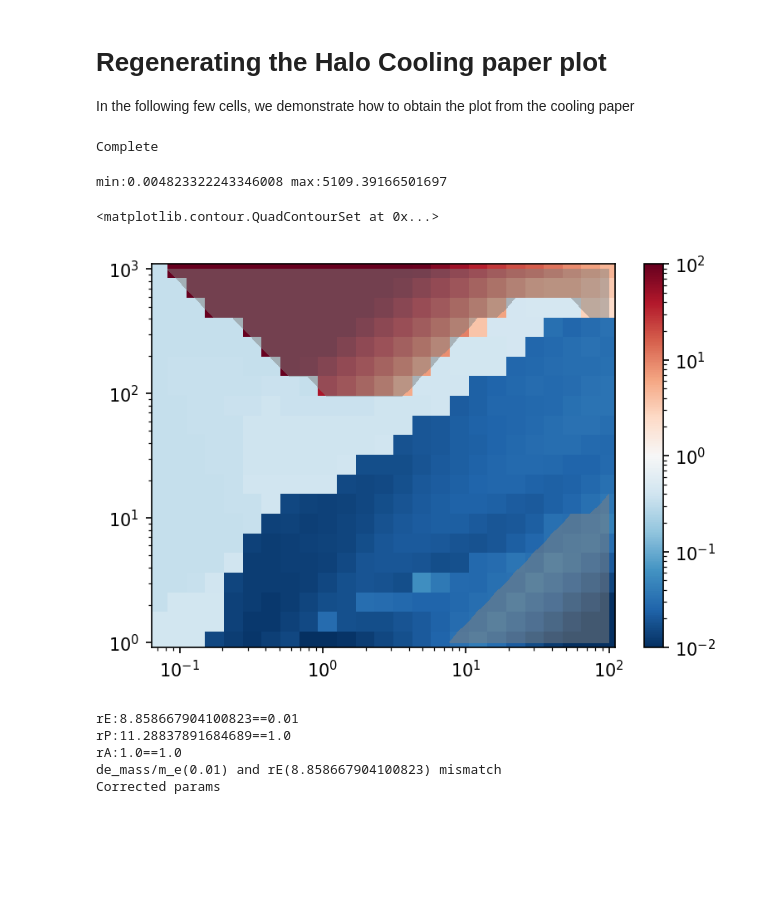
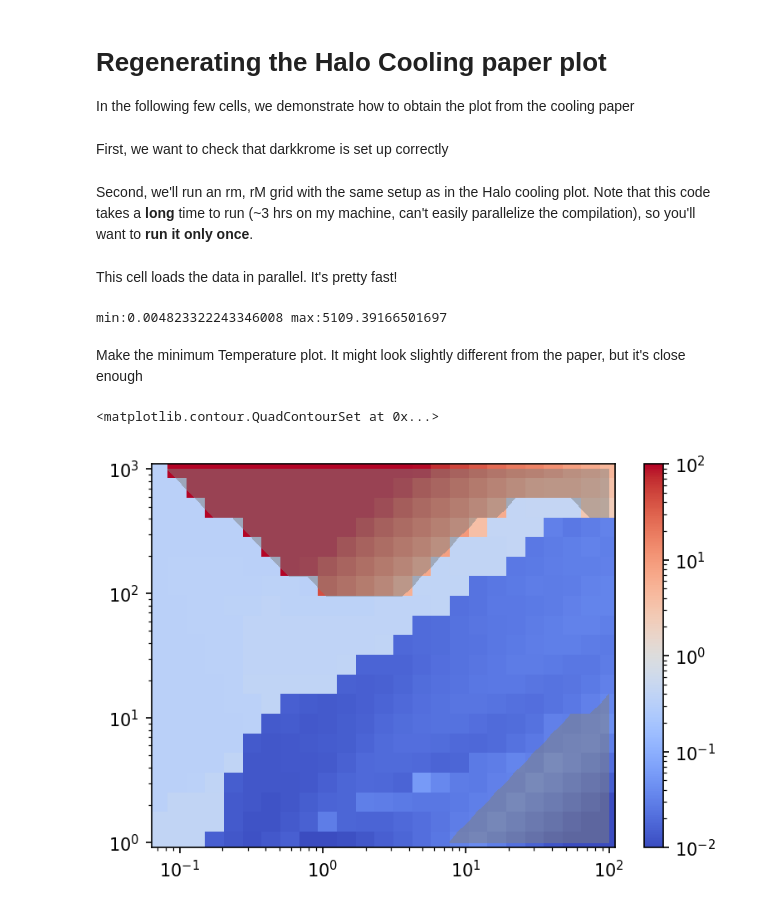
Before and after one commit to mtryan83/dk-tools, a Jupyter notebook: Example.ipynb, the cells around one changed output. Drawn from its saved outputs; the diff is of its cells as text; code cells hidden in the pictures; blank space fills up the shorter version.

Commit message:
Updated example notebook, readme, example files, small fixes to rundata and runopts
Added method to compare two RunOpts objects

```diff
--- a/Example.ipynb
+++ b/Example.ipynb
@@ -38,0 +59,3 @@ plt.rcParams['figure.dpi'] = 150
+# %%
+ax,_ = rd.plotNumberDensities()
+ax.figure.set_size_inches(3,3)
@@ -39,4 +64,24 @@ plt.rcParams['figure.dpi'] = 150
 # %% [markdown]
 # Regenerating the Halo Cooling paper plot
 In the following few cells, we demonstrate how to obtain the plot from the cooling paper
+# %% [markdown]
+First, we want to check that darkkrome is set up correctly
+# %%
+from darktestrunner import DarkTestRunner
+from rundata import RunData
+from pathlib import Path
+
+rd = RunData('example/example')
+opts = rd.opts
+
+# You'll need to change this to wherever dk-tools is
+opts.outdir = Path('~/workspace/Research/dk-tools/halo').expanduser()
+
+# You'll need to change this to wherever darkkrome is
+dtr = DarkTestRunner(dkpath='/home/strato/workspace/Research/darkkrome')
+outfile = dtr.run(opts=opts)
+rd = RunData(outfile)
+rd
+# %% [markdown]
+Second, we'll run an rm, rM grid with the same setup as in the Halo cooling plot. Note that this code takes a **long** time to run (~3 hrs on my machine, can't easily parallelize the compilation), so you'll want to **run it only once**.
 # %%
@@ -62,27 +101,17 @@ dtr.run(opts=opts)
-# %%
-import logging
-
-logger = logging.getLogger('DarkTestRunner')
-logger.setLevel(logging.INFO)
-rmrange = np.logspace(np.log10(0.07),2,25)
-rMrange = np.logspace(0,3,20)
-Trange = np.logspace(0,6,2)
-dtr = DarkTestRunner(dkpath='/home/strato/workspace/Research/darkkrome')
-dtr.run(rE=rmrange,rP=rMrange,Mhalo=1e8,z=10,xi=0.005,
-        outdir=opts.outdir,notParallel=False,verbose=0,noDynDen=True)
-print('Complete')
-# %% [output]
-Complete
+# %% [markdown]
+This cell loads the data in parallel. It's pretty fast!
 # %%
 from rundata import RunData
 from pathlib import Path
 from multiprocessing import Pool
 import numpy as np
 
+# assuming runs are stored in ./halo, change as needed
 examplepath = Path('halo/').glob('run*')
 
 
 def processRun(runname):
+    '''Open and retrieve the relevant data (rm,rM,minT,...) from a single run'''
     rd = RunData(runname)
     rE = rd.opts.rE
     rP = rd.opts.rP
@@ -105,8 +134,10 @@ def processRun(runname):
 
 
 def getInds(*,rP,rE,thresh=0.01):
-    inds = [np.argmin(np.abs(np.log10(rP)-np.log10(rMrange))),
-            np.argmin(np.abs(np.log10(rE)-np.log10(rmrange)))]
+    """Helper function to convert rP, rE values to indices in the grid.
+    Note that the values don't need to be exact matches"""
+    inds = [np.argmin(np.abs(np.log10(rP) - np.log10(rMrange))),
+            np.argmin(np.abs(np.log10(rE) - np.log10(rmrange)))]
     return inds
 
 
@@ -122,48 +153,26 @@ with Pool(numWorkers) as pool:
         grid[inds[0],inds[1]] = minT/Ta
         flag[inds[0],inds[1]] = minT > T / 4
         labels[inds[0]][inds[1]] = name
-#grid
-#flag
+
 print(f'min:{np.min(grid)} max:{np.max(grid)}')
 # %% [output]
 min:0.004823322243346008 max:5109.39166501697
+# %% [markdown]
+Make the minimum Temperature plot. It might look slightly different from the paper, but it's close enough
 # %%
 import matplotlib as mpl
 import matplotlib.pyplot as plt
 
 fig, ax = plt.subplots()
 fig.set_size_inches(6,4)
-p = plt.pcolormesh(rmrange,rMrange,grid,cmap=mpl.colormaps['RdBu'].reversed(),norm='log')
+p = plt.pcolormesh(rmrange,rMrange,grid,cmap=mpl.colormaps['coolwarm'],norm='log')
 plt.colorbar()
 plt.xscale('log')
 plt.yscale('log')
 plt.xlim(rmrange[0]/1.1,rmrange[-1]*1.1)
 plt.ylim(rMrange[0]/1.1,rMrange[-1]*1.1)
 plt.clim(1e-2,1e2)
 plt.contourf(rmrange,rMrange,flag,1,colors=[[0,0,0,0],[0.5,0.5,0.5,0.5]])
 # %% [output]
 <matplotlib.contour.QuadContourSet at 0x...>
-[figure, old version]
+[figure, new version]
-# %%
-opts = rd.opts
-print(f'rE:{opts.rE}=={opts.de_mass/opts.m_e}\n'
-      f'rP:{opts.rP}=={opts.dp_mass/opts.m_p}\n'
-      f'rA:{opts.rA}=={opts.Dalpha/opts.alphaN}')
-try:
-    opts.checkParticleParams()
-except AssertionError as ae:
-    print(ae)
-x = opts.de_mass/opts.m_e
-y = opts.rE/1000
-(x - y)/(x+y)
-try:
-    opts.resetParticleParams(rE=opts.rE,rP=opts.rP,rA=opts.rA)
-    print('Corrected params')
-except AssertionError as ae:
-    print(ae)
-# %% [output]
-rE:8.858667904100823==0.01
-rP:11.28837891684689==1.0
-rA:1.0==1.0
-de_mass/m_e(0.01) and rE(8.858667904100823) mismatch
-Corrected params
```
Also changed, not shown: parts of 17 cells of this notebook, 6 other files.
